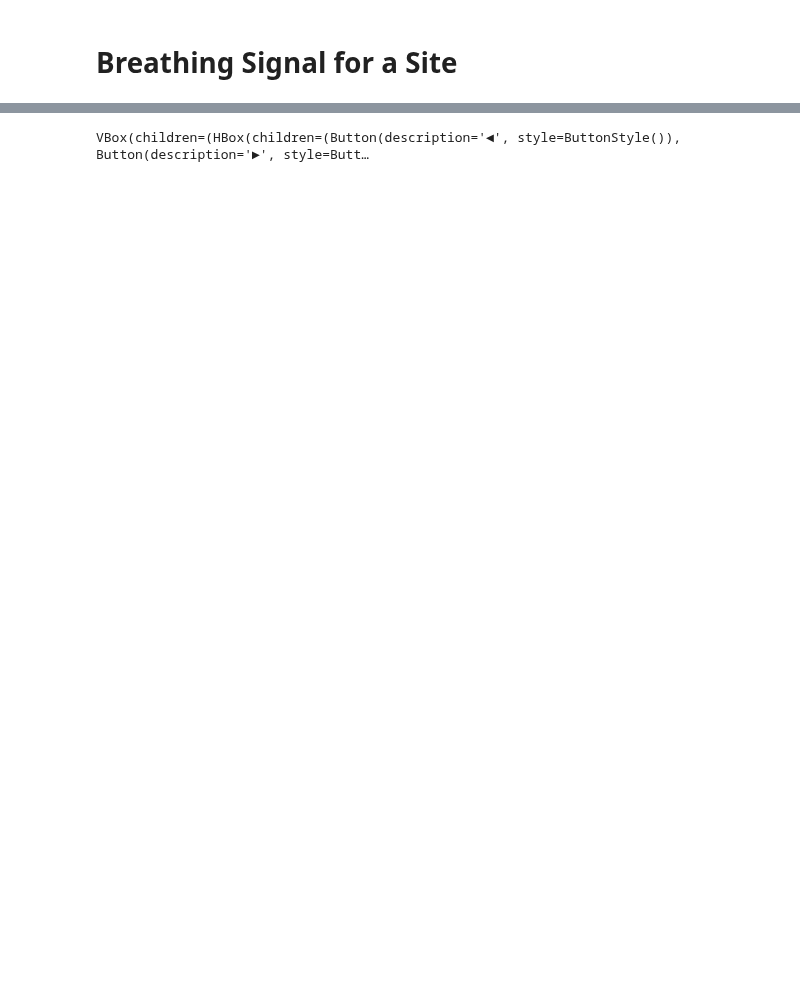
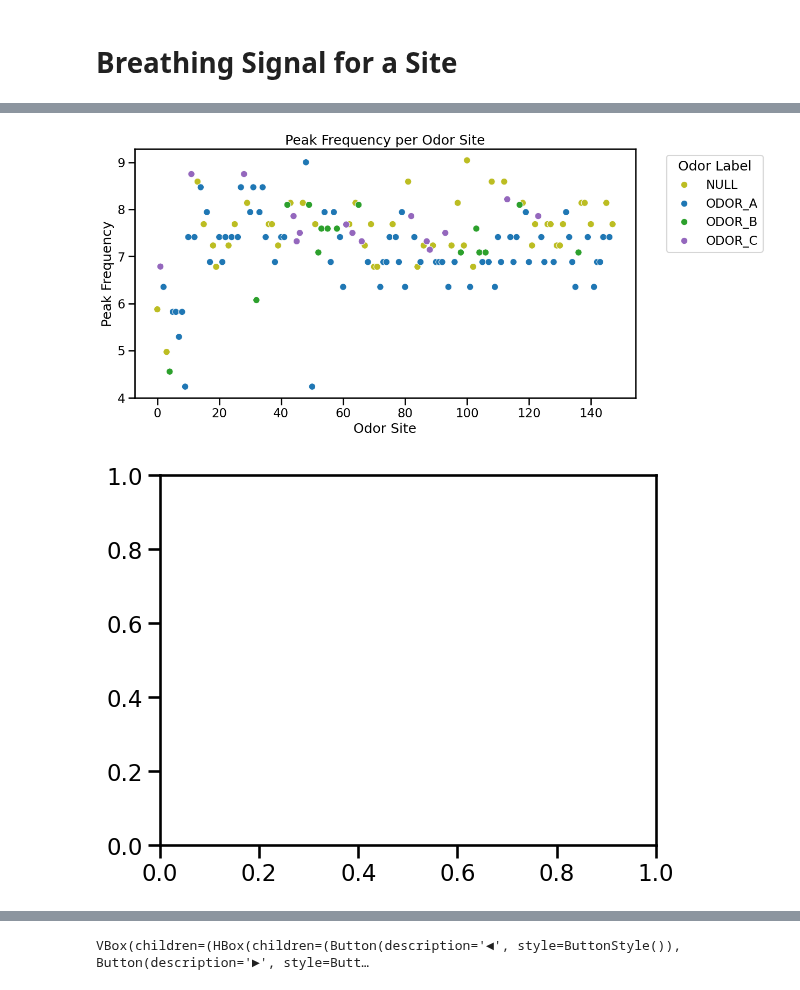
Before and after one commit to AllenNeuralDynamics/Aind.Behavior.VrForaging.Analysis, a Jupyter notebook: notebooks/BehaviorAnalysis/batch 4- novelty/stream2.ipynb, the cells around one changed output, grey strips where cells are left out. Cells and saved outputs as stored; diff of their text form; code cells hidden in the pictures; blank space fills up the shorter version.

```diff
--- a/notebooks/BehaviorAnalysis/batch 4- novelty/stream2.ipynb
+++ b/notebooks/BehaviorAnalysis/batch 4- novelty/stream2.ipynb
@@ -291,0 +373,4 @@ trial_summary_breathing
+# %%
+# group by odor label and odor site, and calculate the average peak frequency
+peak_frequency_df = peaks_df.groupby(['odor_label','odor_site'])['peak_frequency'].mean().reset_index()
+print(peak_frequency_df)
@@ -291,0 +392,14 @@ trial_summary_breathing
+# %%
+#plotting average number of peaks per odor site using scatterplot
+sns.set_context('talk')
+plt.figure(figsize=(12, 6))
+sns.scatterplot(data=peak_frequency_df, x='odor_site', y='peak_frequency', hue='odor_label', palette=odor_list_color)
+plt.xlabel('Odor Site')
+plt.ylabel('Peak Frequency')
+plt.title('Peak Frequency per Odor Site')
+plt.legend(title='Odor Label', bbox_to_anchor=(1.05, 1), loc='upper left')
+plt.show()
+plt.grid(False)
+# %% [output]
+[figure, added]
+[figure, added]
```
Also changed, not shown: parts of 53 cells of this notebook.
